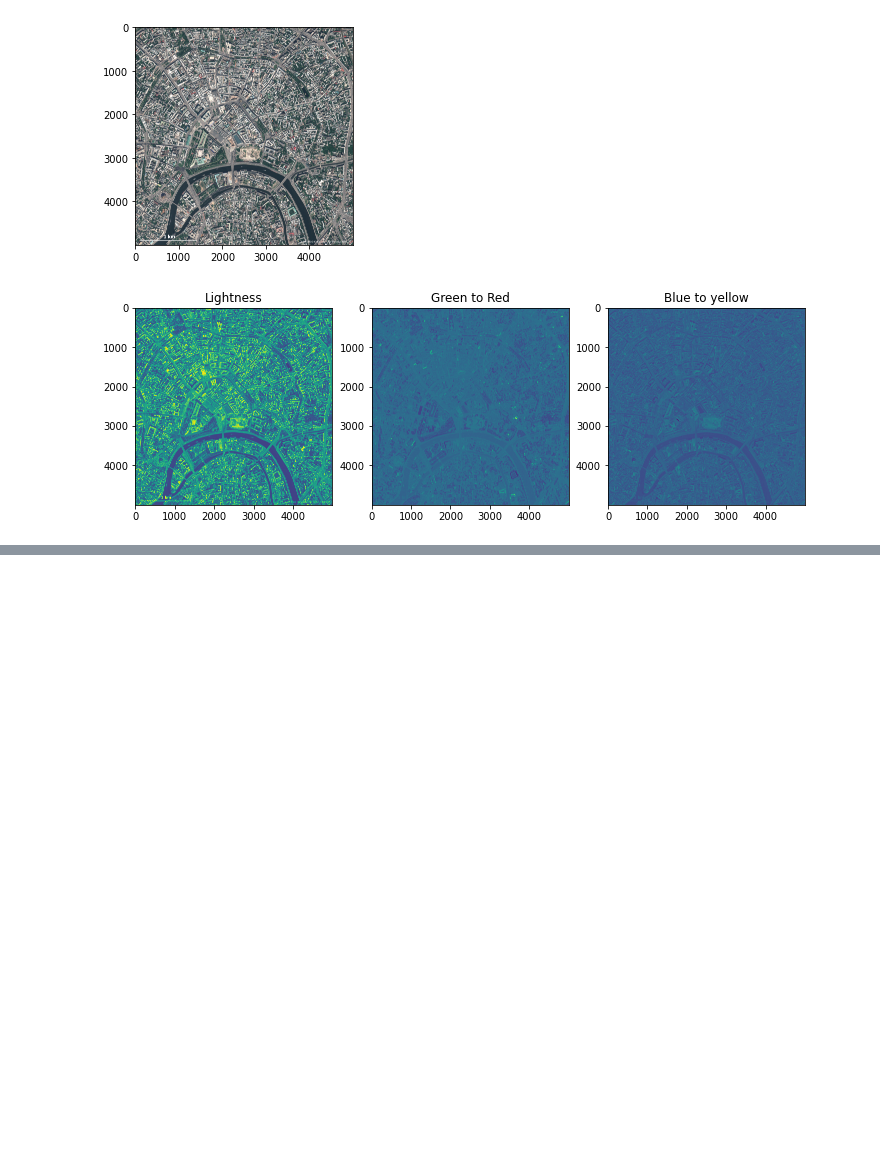
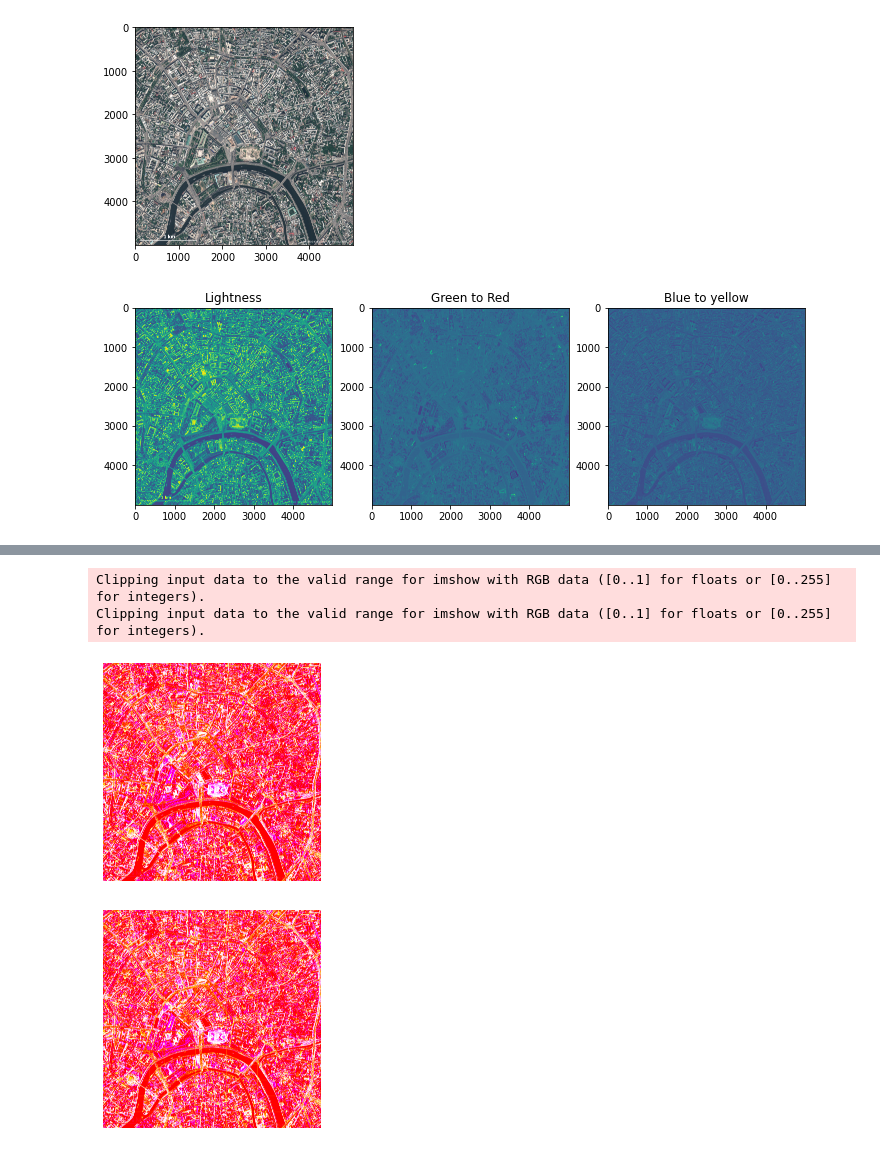
Before and after one commit to luizfysouza/TP-IMA201, a Jupyter notebook: Untitled.ipynb, the cells around one changed output, grey strips where cells are left out. Drawn from its saved outputs; the diff is of its cells as text; code cells hidden in the pictures; blank space fills up the shorter version.

```diff
--- a/Untitled.ipynb
+++ b/Untitled.ipynb
@@ -28,0 +57,23 @@ im_lab.shape
+# %%
+from skimage.segmentation import slic
+from skimage.segmentation import mark_boundaries
+from skimage.util import img_as_float
+from skimage import io
+import matplotlib.pyplot as plt
+
+for numSegments in (1, 200):
+	# apply SLIC and extract (approximately) the supplied number
+	# of segments
+	segments = slic(im, n_segments = numSegments, sigma = 1, convert2lab=True)
+	# show the output of SLIC
+	fig = plt.figure("Superpixels -- %d segments" % (numSegments))
+	ax = fig.add_subplot(1, 1, 1)
+	ax.imshow(mark_boundaries(im, segments))
+	plt.axis("off")
+# show the plots
+plt.show()
+# %% [output]
+Clipping input data to the valid range for imshow with RGB data ([0..1] for floats or [0..255] for integers).
+Clipping input data to the valid range for imshow with RGB data ([0..1] for floats or [0..255] for integers).
+[figure, added]
+[figure, added]
```
Also changed, not shown: parts of 4 cells of this notebook, 3 other files.
